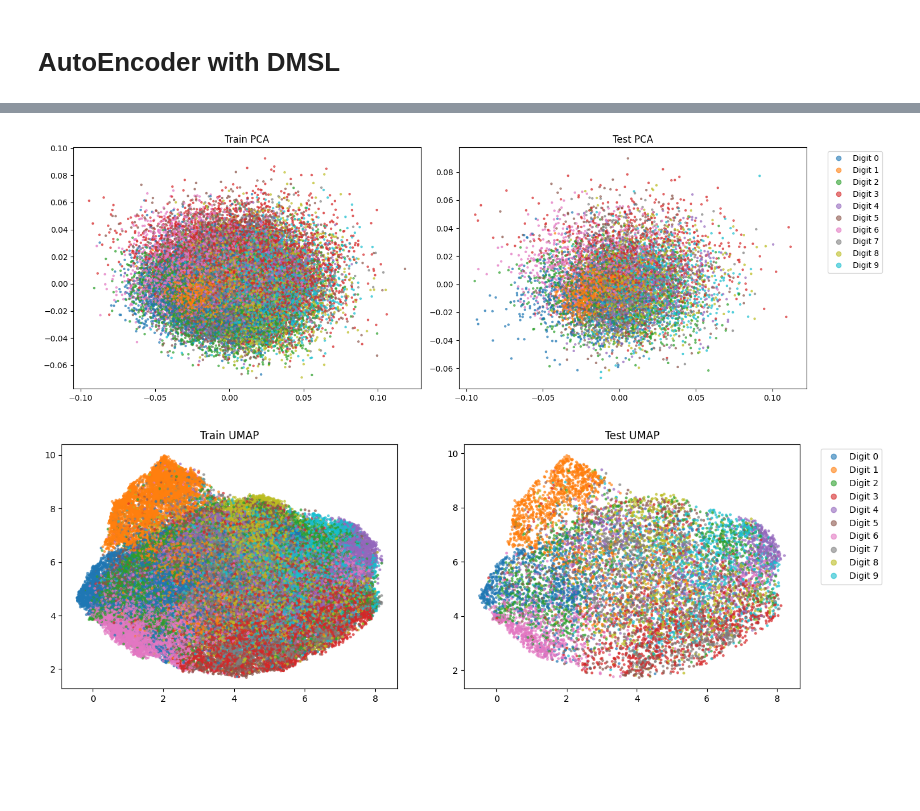
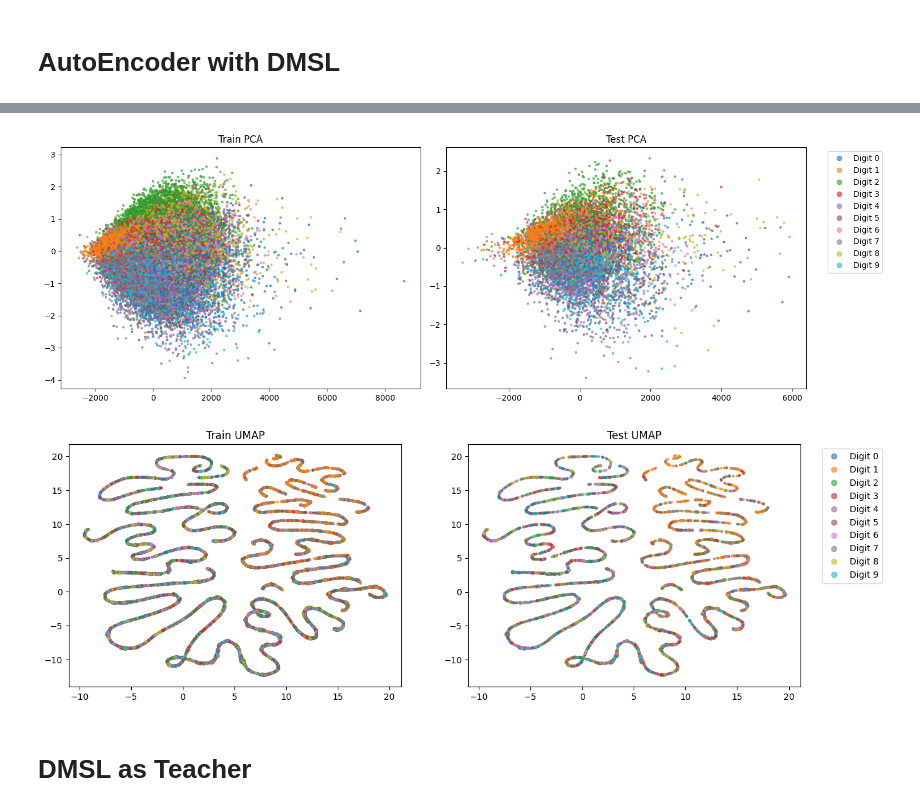
Before and after one commit to nveshaan/msde, a Jupyter notebook: notebooks/mnist.ipynb, the cells around one changed output, grey strips where cells are left out. Cells and saved outputs as stored; diff of their text form; code cells hidden in the pictures; blank space fills up the shorter version.

```diff
--- a/notebooks/mnist.ipynb
+++ b/notebooks/mnist.ipynb
@@ -82,10 +84,10 @@ def visualize(model, device):
 
     model.eval()
     with torch.no_grad():
-        train_emb = model.encoder(train_data, epoch=1)
+        train_emb = model(train_data, epoch=1)
         train_emb = train_emb.flatten(start_dim=1).cpu().numpy()
 
-        test_emb = model.encoder(test_data, epoch=1)
+        test_emb = model(test_data, epoch=1)
         test_emb = test_emb.flatten(start_dim=1).cpu().numpy()
 
     pca = PCA(n_components=2)
@@ -140,7 +142,7 @@ class Encoder(nn.Module):
             nn.Conv2d(64, 64, kernel_size=3),
         )
 
-    def forward(self, x, epoch):
+    def forward(self, x, epoch=0):
         x = self.encoder(x)
         return x
 # %%
@@ -225,7 +234,7 @@ class EncoderDMSL(Encoder):
             shifted, self.weights, _, _ = mean_shift_manifold_learning(raw, max_iters_shift=500, k=50)
         else:
             shifted, _, _ = mean_shift_manifold_learning(raw, max_iters_shift=500, k=50, weights=self.weights)
-        shift = torch.tensor(raw - shifted, dtype=torch.float, device=x.device, requires_grad=False)
+        shift = torch.tensor(shifted - raw, dtype=torch.float, device=x.device, requires_grad=False)
 
         x = x + shift
         x = x.reshape(-1, 64, 1, 1)
@@ -262,5 +273,7 @@ plt.show()
 # %%
-visualize(ae_dmsl, "mps")
+visualize(ae_dmsl.encoder, "mps")
 # %% [output]
-[figure, old version]
+[figure, new version]
-[figure, old version]
+[figure, new version]
+# %% [markdown]
+# DMSL as Teacher
```
Also changed, not shown: parts of 15 cells of this notebook.
